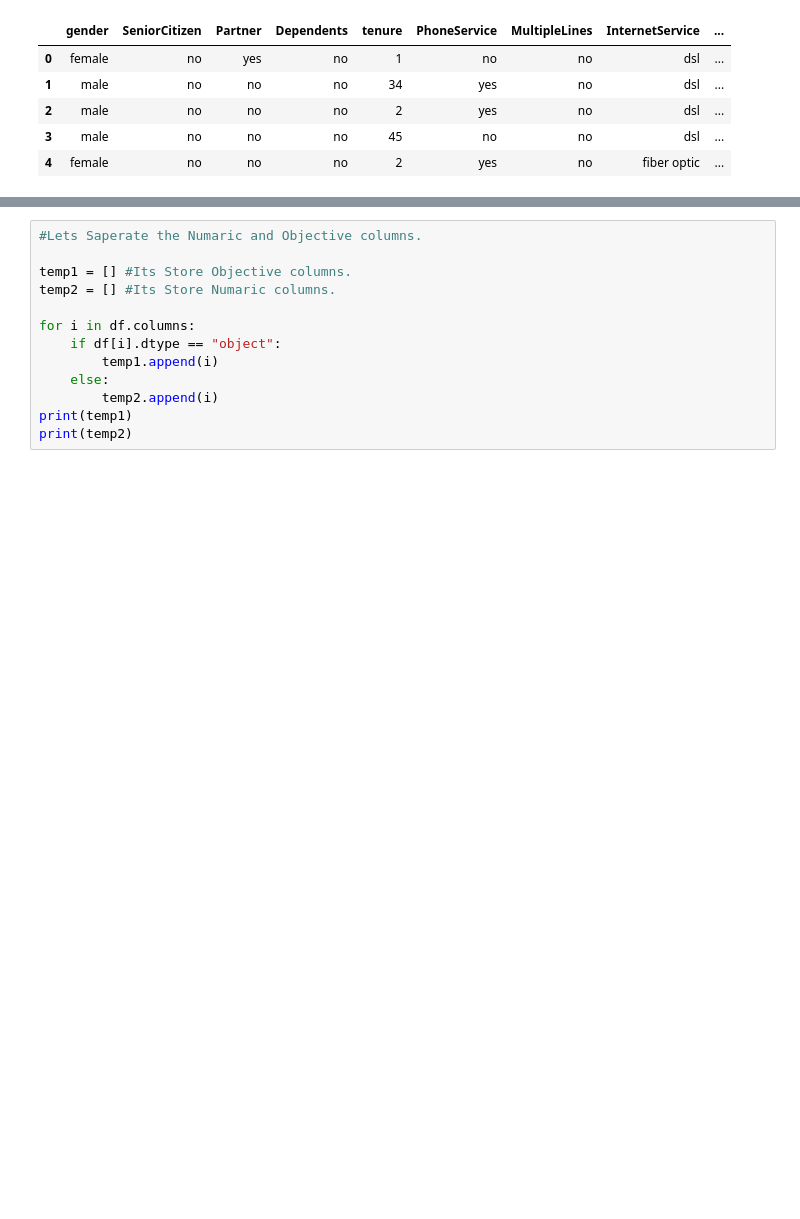
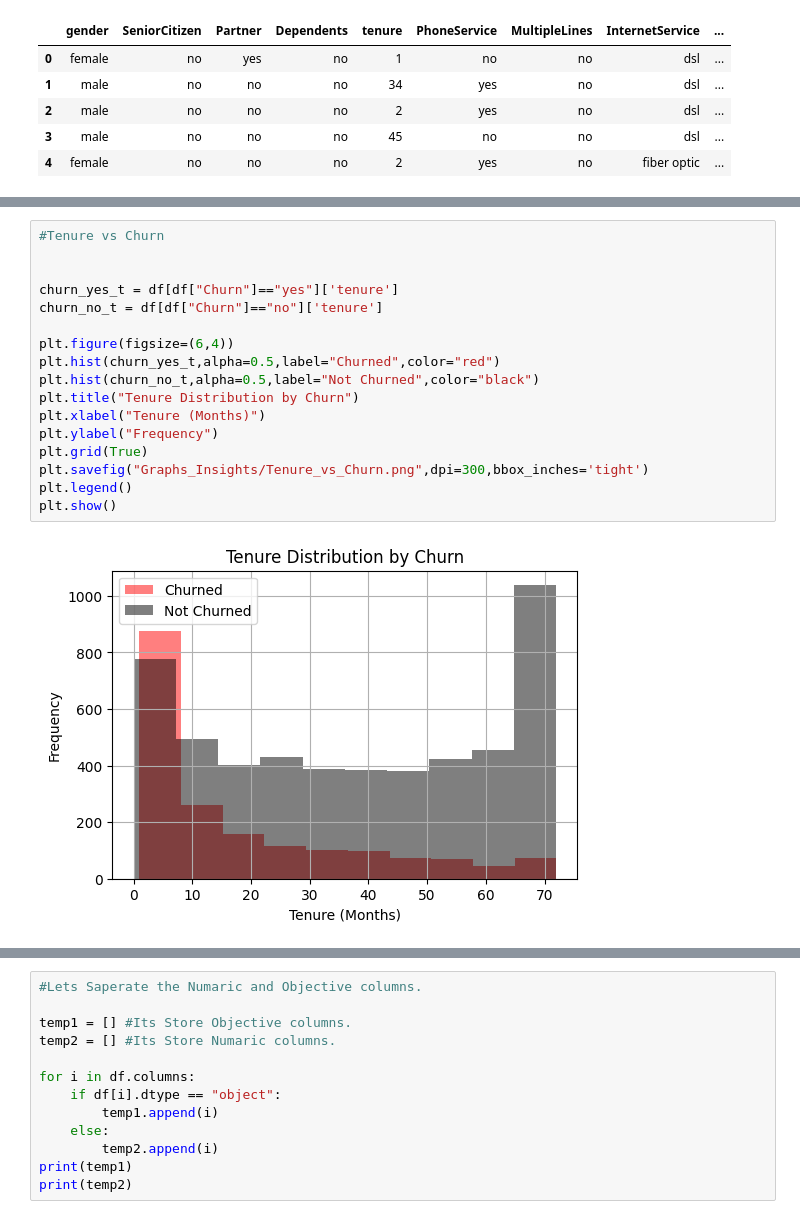
Before and after one commit to derravi/ChurnSense_An_Automated_Machine_Learning_System_for_Customer_Churn_Risk_Prediction, a Jupyter notebook: main.ipynb, the cells around one changed output, grey strips where cells are left out. Drawn from its saved outputs; the diff is of its cells as text; blank space fills up the shorter version.

```diff
--- a/main.ipynb
+++ b/main.ipynb
@@ -45,0 +76,19 @@ array(['electronic', 'mailed', 'bank transfer', 'credit card'],
+# %%
+#Tenure vs Churn
+
+
+churn_yes_t = df[df["Churn"]=="yes"]['tenure']
+churn_no_t = df[df["Churn"]=="no"]['tenure']
+
+plt.figure(figsize=(6,4))
+plt.hist(churn_yes_t,alpha=0.5,label="Churned",color="red")
+plt.hist(churn_no_t,alpha=0.5,label="Not Churned",color="black")
+plt.title("Tenure Distribution by Churn")
+plt.xlabel("Tenure (Months)")
+plt.ylabel("Frequency")
+plt.grid(True)
+plt.savefig("Graphs_Insights/Tenure_vs_Churn.png",dpi=300,bbox_inches='tight')
+plt.legend()
+plt.show()
+# %% [output]
+[figure, added]
```
Also changed, not shown: parts of 6 cells of this notebook, 8 other files.
